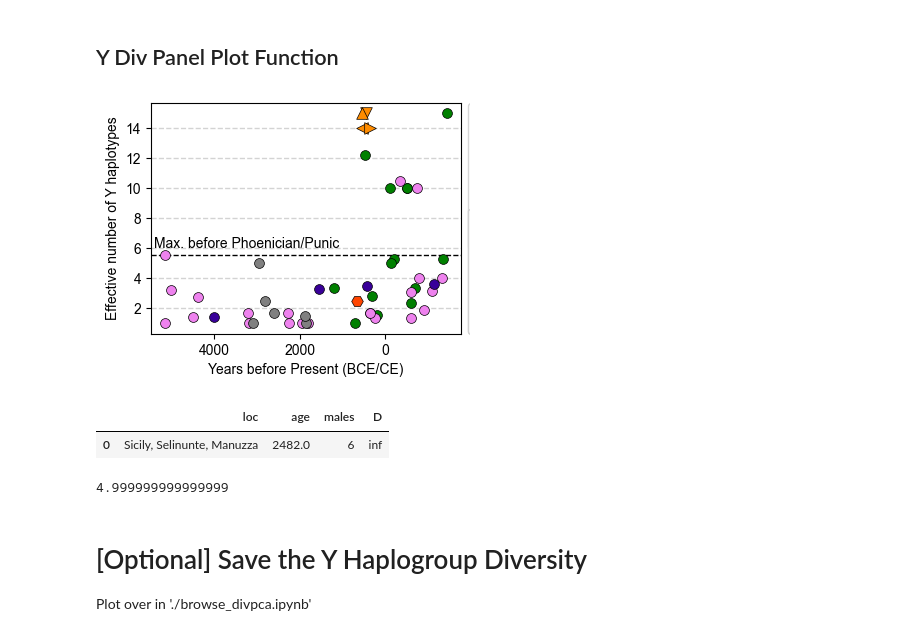
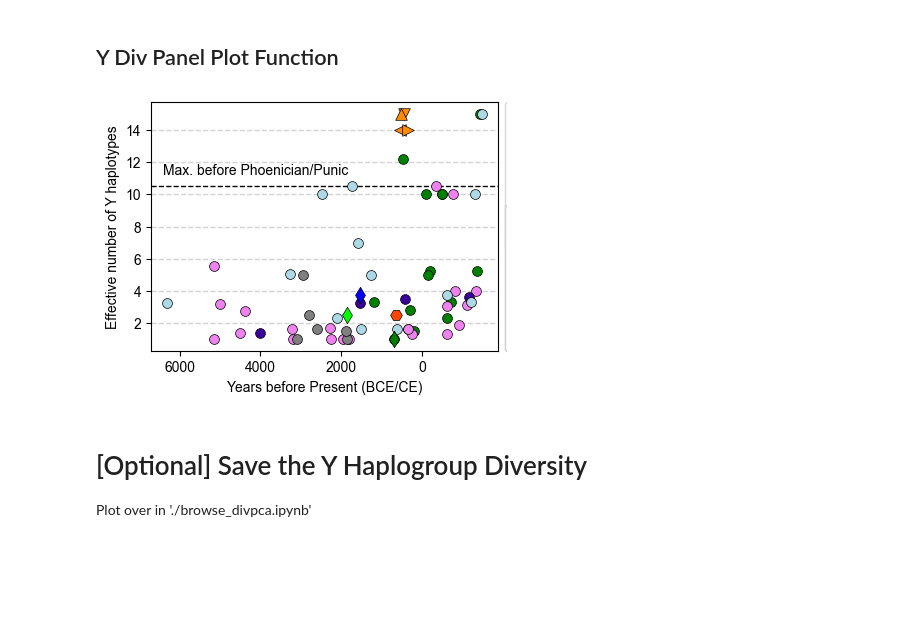
Before and after one commit to hringbauer/punic_aDNA, a Jupyter notebook: notebooks/figs/plot_y_div.ipynb, the cells around one changed output. Cells and saved outputs as stored; diff of their text form; code cells hidden in the pictures; blank space fills up the shorter version.

```diff
--- a/notebooks/figs/plot_y_div.ipynb
+++ b/notebooks/figs/plot_y_div.ipynb
@@ -79,7 +79,7 @@ def frac_max_haplo(x):
     return f
 
 def create_ydiv_df(df, sites=[], col_loc="loc", method="simpson",
-                   age_delta = 300, digits=3, min_m=5):
+                   col_y="Y_haplo", age_delta = 300, digits=3, min_m=5):
     """Take Meta Data as input, and for each site calculate
     the Simpson Index of Y chromosomes.
     method: simpson, frac_max_haplo"""
@@ -91,7 +91,8 @@ def create_ydiv_df(df, sites=[], col_loc="loc", method="simpson",
         m = len(df_t)
 
         if m >= min_m: # Only run full analysis if enough males
-            y = get_y_counts(df_t)
+            y = get_y_counts(df_t, col=col_y, digits=digits)
+
             if method=="simpson":
                 D = simpson_di(y)
             elif method=="frac_max_haplo":
@@ -108,7 +109,8 @@ def create_ydiv_df(df, sites=[], col_loc="loc", method="simpson",
     return df
 
 def get_sub_df_region(df, region="", rec_col="region", loc_col="loc", min_n=5):
-    """Get a Dataframe of Y haplogroup diversities per sites"""
+    """Get a Dataframe of Y haplogroup diversities per sites.
+    min_n: Require >= min_n IIDs per site"""
     df_ib = df[df[rec_col].isin(region)]
     cts = df_ib[loc_col].value_counts()
     sites = cts[cts>=min_n].index.values
@@ -208,6 +210,12 @@ print(f"Filtered general Y to {len(df)} ancient, non Punic individuals")
 ### Go to published indivduals only
 df =df[~df["study"].str.contains("Unpublished")]
 print(f"Filtered to {len(df)} published ancient males")
+
+###  Subset Context Data (Outgroups in our Study)
+df_context = pd.read_csv("./output/tables/reference_samples_plot.v54.1.tsv", sep="\t")
+df_context_y = pd.merge(df_context[["iid", "color", "label"]], df, on="iid")
+print(f"Loaded {len(df_context_y)}/{len(df_context)} Context Males/Individuals")
+labels_context = df_context_y["label"].value_counts().index.values
 # %% [output]
 Filtering to 29227/35545 indiviuals with >100000 SNPs.
 Filtering to 22574/29227 inds >0 BP.
@@ -253,3 +239,30 @@ set_age_ydiv_df(dfpt, site='Sardinia, Tharros', age=2400)
+# %%
+min_n=5
+### Context General
+df_y_it = get_sub_df_region(df, ["Italy"], min_n=min_n)
+df_y_fr = get_sub_df_region(df, ["France", "Germany", "Austria"], min_n=min_n)
+df_y_ib = get_sub_df_region(df, ["Spain", "Portugal"], min_n=min_n)
+df_y_lev = get_sub_df_region(df, ["Israel", "Lebanon"], min_n=min_n)
+df_y_aegean =  get_sub_df_region(df, ["Greece", "Turkey"], min_n=min_n)
+
+### Punic Sites
+#df_punic1 = df_punic.replace(["Sicily, Marsala, Lilybaeum, Tribunale", "Sicily, Motya"], "Sicily, Motya")
+#
+sites = ["Kerkouane", "Sardinia, Tharros", "Sicily, Selinunte, Manuzza",
+         "Tunis, Carthage"]
+df_y_ps = pd.concat([create_ydiv_df(df_punic1, [s], min_m=min_n) for s in sites])
+df_y_ps["m"] = ["<", "v", "^", ">"]
+set_age_ydiv_df(df_y_ps, site='Tunis, Carthage', age=2300)
+set_age_ydiv_df(df_y_ps, site='Sardinia, Tharros', age=2400)
+### Akzhiv
+dfpa = create_ydiv_df(df_punic, sites=["Akhziv"], col_loc="location", min_m=min_n)
+### Context Individuals from PCA
+df_y_context = create_ydiv_df(df_context_y, sites=labels_context, col_loc="label", min_m=min_n)
+
+### Merge color on Context PCA Div. Values
+df_c = df_context_y.drop_duplicates("label")
+df_y_context = pd.merge(df_y_context, df_c[["label", "color"]],
+                          left_on="loc", right_on="label", how="left")
 # %% [markdown]
 ## Y Div Panel Plot Function
 # %%
@@ -313,18 +338,9 @@ def plot_y_div_panel(ax=0, figsize=(4,3), s=50, m="o", sf=1.4, lw = 0.5, show=Fa
     if show:
         plt.show()
 # %%
-plot_y_div_panel(show=True)
+plot_y_div_panel(show=True, df_y_ps=df_y_ps)
 # %% [output]
-[figure, old version]
+[figure, new version]
-# %%
-dfps
-# %% [output]
-|  | loc | age | males | D |
-| 0 | Sicily, Selinunte, Manuzza | 2482.0 | 6 | inf |
-# %%
-1 / (5 * (1/5)**2)
-# %% [output]
-4.999999999999999
 # %% [markdown]
 # [Optional] Save the Y Haplogroup Diversity
 Plot over in './browse_divpca.ipynb'
```
Also changed, not shown: parts of 47 cells of this notebook, 3 other files.
